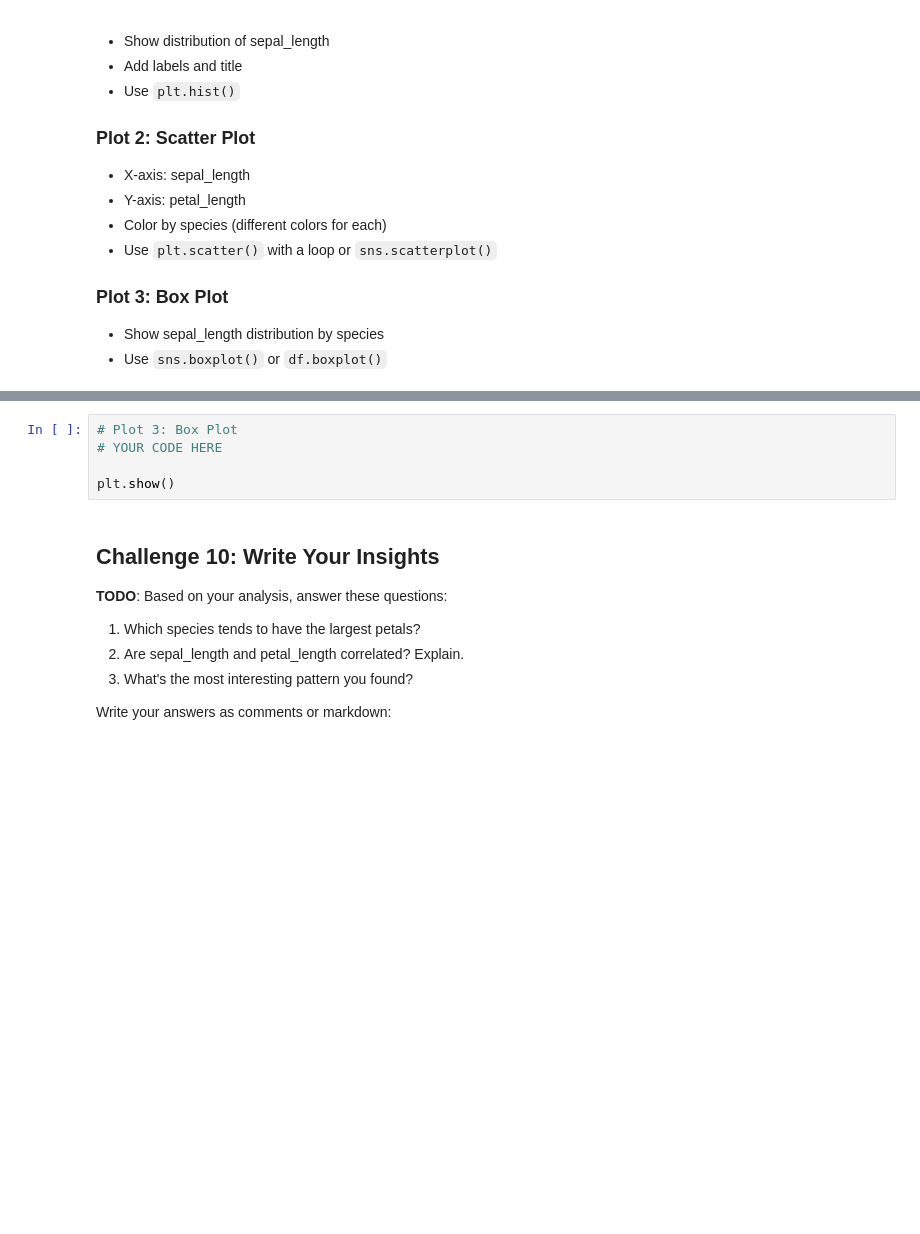
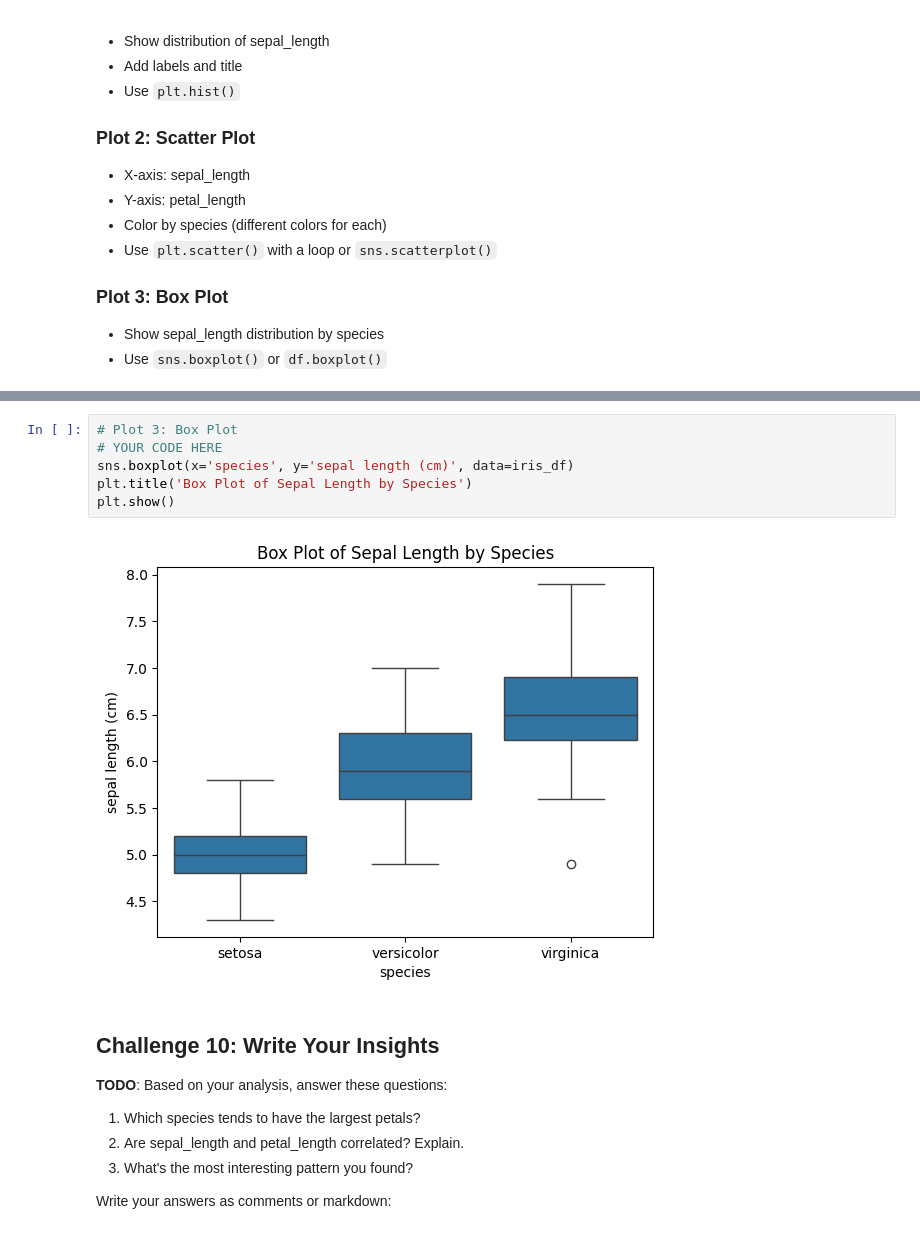
Before and after one commit to jjcatulle/AI-ML-refresher, a Jupyter notebook: notebooks/phase1/MY_Week1_DataExploration.ipynb, the cells around one changed output, grey strips where cells are left out. Cells and saved outputs as stored; diff of their text form; blank space fills up the shorter version.

```diff
--- a/notebooks/phase1/MY_Week1_DataExploration.ipynb
+++ b/notebooks/phase1/MY_Week1_DataExploration.ipynb
@@ -338,8 +374,11 @@ plt.show()
 # %%
 # Plot 3: Box Plot
 # YOUR CODE HERE
-
+sns.boxplot(x='species', y='sepal length (cm)', data=iris_df)
+plt.title('Box Plot of Sepal Length by Species')
 plt.show()
+# %% [output]
+[figure, added]
 # %% [markdown]
 ## Challenge 10: Write Your Insights
 
```
Also changed, not shown: parts of 5 cells of this notebook.
